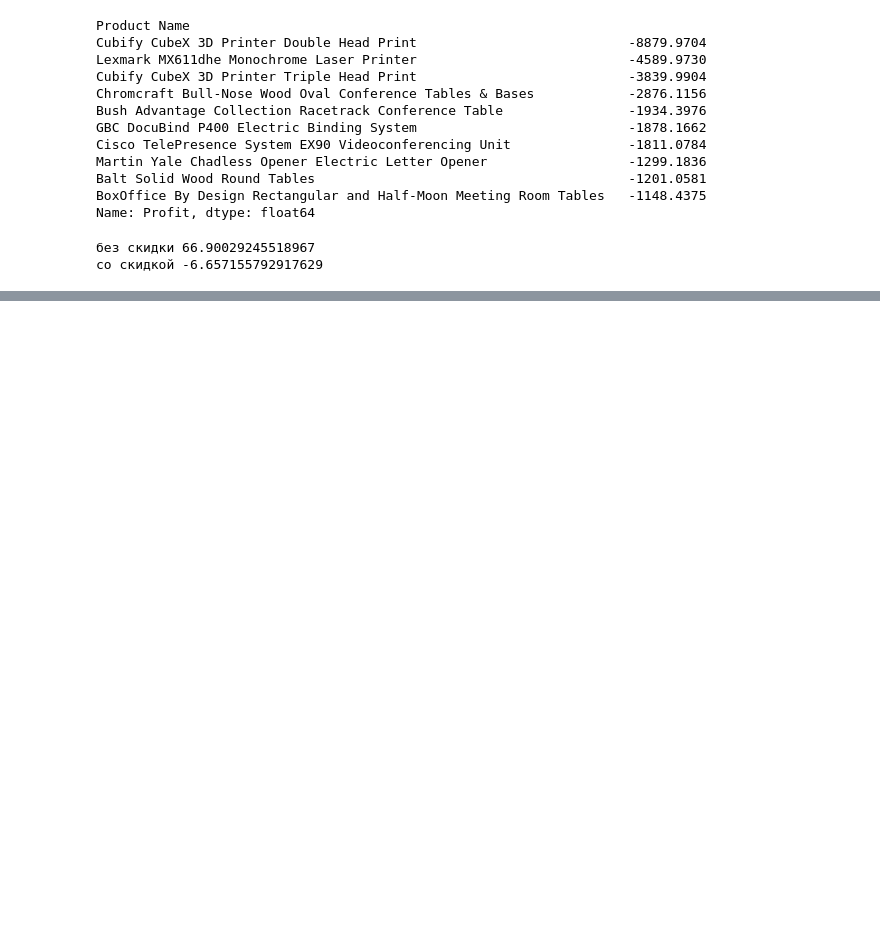
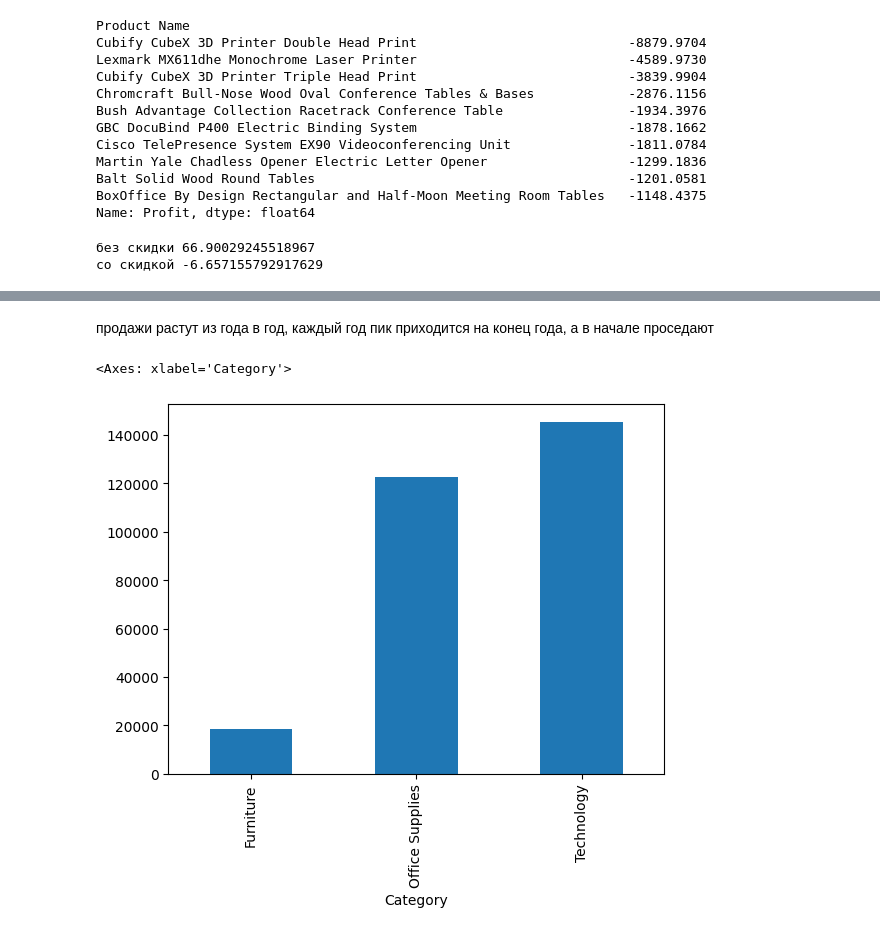
Before and after one commit to ch1rak/superstore-analysis, a Jupyter notebook: analysis.ipynb, the cells around one changed output, grey strips where cells are left out. Drawn from its saved outputs; the diff is of its cells as text; code cells hidden in the pictures; blank space fills up the shorter version.

```diff
--- a/analysis.ipynb
+++ b/analysis.ipynb
@@ -130,0 +229,7 @@ print("со скидкой" , with_disc["Profit"].mean())
+# %% [markdown]
+продажи растут из года в год, каждый год пик приходится на конец года, а в начале проседают
+# %%
+df.groupby("Category")["Profit"].sum().plot(kind="bar")
+# %% [output]
+<Axes: xlabel='Category'>
+[figure, added]
```
Also changed, not shown: parts of 16 cells of this notebook.
